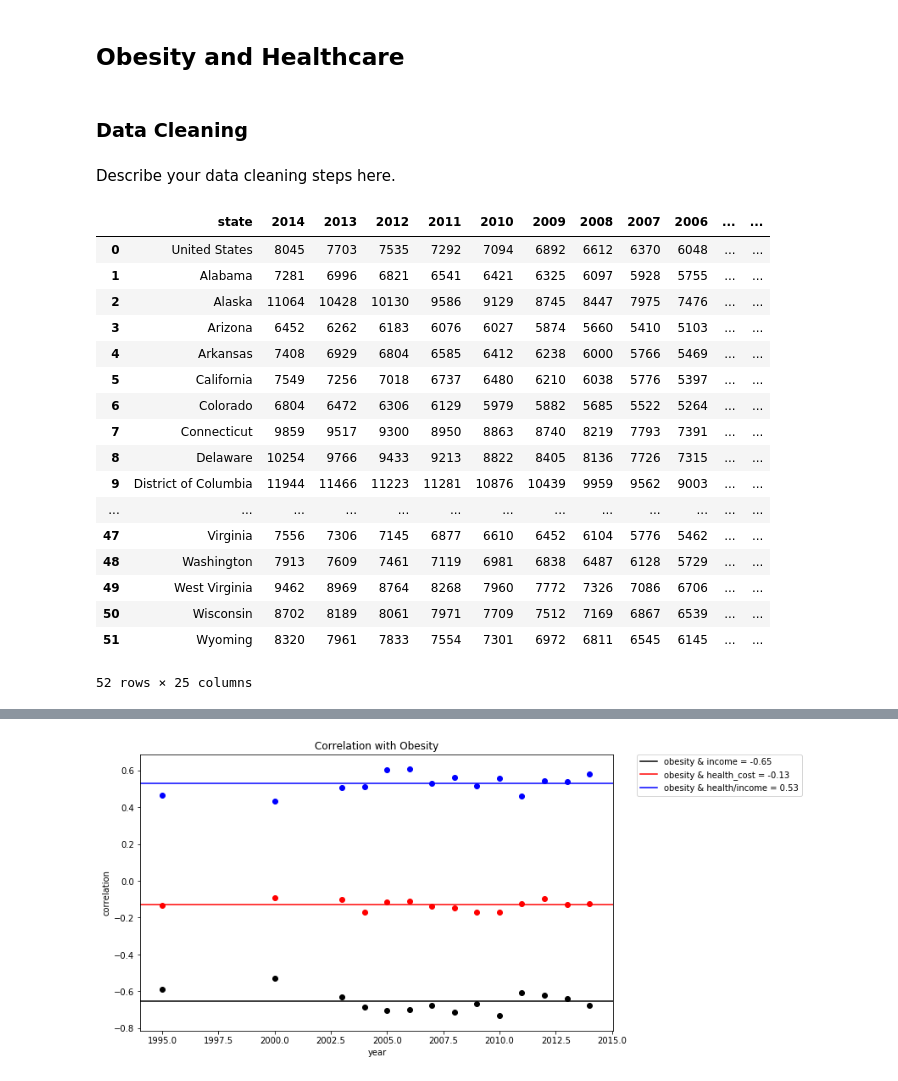
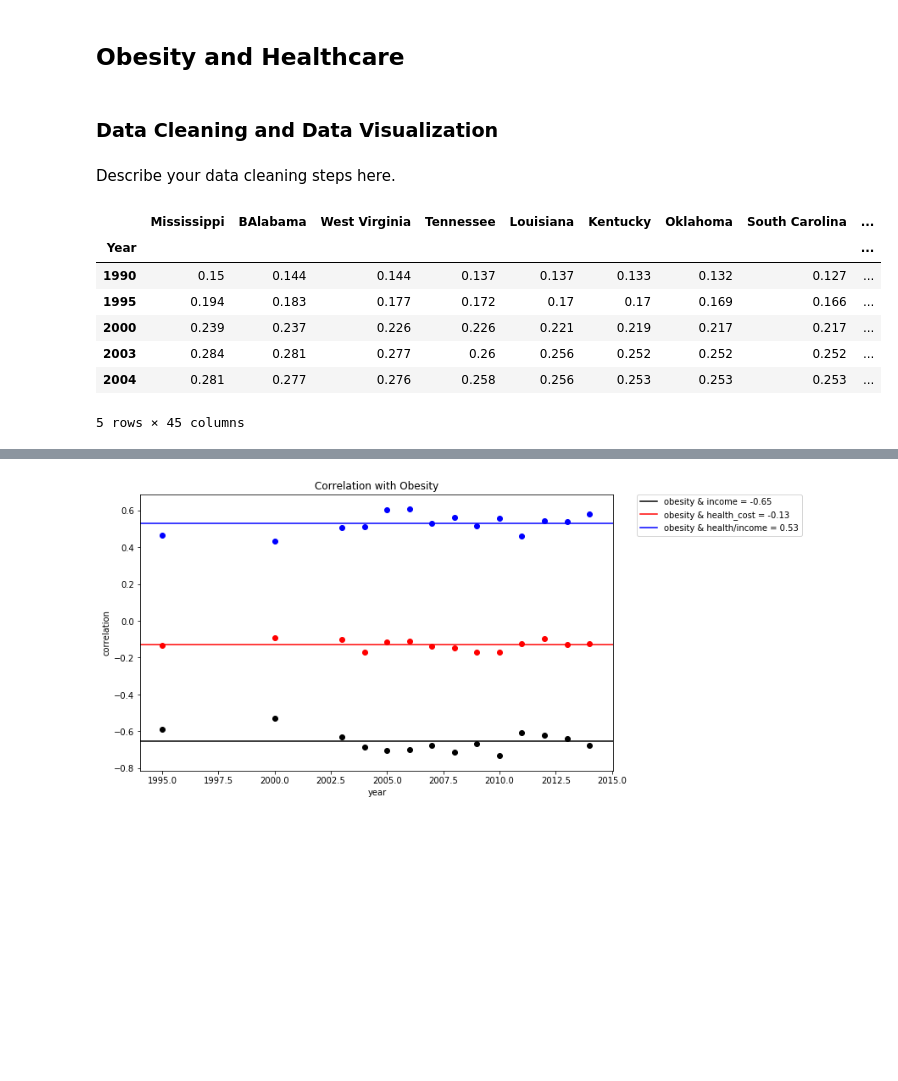
Before and after one commit to pcn006/Projects, a Jupyter notebook: FinalProject.ipynb, the cells around one changed output, grey strips where cells are left out. Drawn from its saved outputs; the diff is of its cells as text; code cells hidden in the pictures; blank space fills up the shorter version.

```diff
--- a/FinalProject.ipynb
+++ b/FinalProject.ipynb
@@ -84,11 +85,11 @@ from sklearn.linear_model import LinearRegression
 # %% [markdown]
 ## Obesity and Healthcare
 # %% [markdown]
-### Data Cleaning
+### Data Cleaning and Data Visualization
 # %% [markdown]
 Describe your data cleaning steps here.
 # %%
-##
+## Loading datas
 ## The codes to load the original data sets, After the operation here, the reading values will be numerical
 ##
 income_summary = pd.read_csv("./household_income/Summary_2017_1984.csv", thousands=',')
@@ -97,23 +98,21 @@ obesity_summary = pd.read_csv("./obesity_rate.csv")
 obesity_summary = obesity_summary.rename(index=str, columns={'States': 'state'})
 del obesity_summary['Unnamed: 0']
 health_summary = pd.read_csv("./healthcare/healthcare_in_one.csv")
-health_summary
+#health_summary
-# %% [output]
-|  | state | 2014 | 2013 | 2012 | 2011 | 2010 | 2009 | 2008 | 2007 | 2006 | ... | ... |
-| 0 | United States | 8045 | 7703 | 7535 | 7292 | 7094 | 6892 | 6612 | 6370 | 6048 | ... | ... |
-| 1 | Alabama | 7281 | 6996 | 6821 | 6541 | 6421 | 6325 | 6097 | 5928 | 5755 | ... | ... |
-| 2 | Alaska | 11064 | 10428 | 10130 | 9586 | 9129 | 8745 | 8447 | 7975 | 7476 | ... | ... |
-| 3 | Arizona | 6452 | 6262 | 6183 | 6076 | 6027 | 5874 | 5660 | 5410 | 5103 | ... | ... |
-| 4 | Arkansas | 7408 | 6929 | 6804 | 6585 | 6412 | 6238 | 6000 | 5766 | 5469 | ... | ... |
-| 5 | California | 7549 | 7256 | 7018 | 6737 | 6480 | 6210 | 6038 | 5776 | 5397 | ... | ... |
-| 6 | Colorado | 6804 | 6472 | 6306 | 6129 | 5979 | 5882 | 5685 | 5522 | 5264 | ... | ... |
-| 7 | Connecticut | 9859 | 9517 | 9300 | 8950 | 8863 | 8740 | 8219 | 7793 | 7391 | ... | ... |
-| 8 | Delaware | 10254 | 9766 | 9433 | 9213 | 8822 | 8405 | 8136 | 7726 | 7315 | ... | ... |
-| 9 | District of Columbia | 11944 | 11466 | 11223 | 11281 | 10876 | 10439 | 9959 | 9562 | 9003 | ... | ... |
-| ... | ... | ... | ... | ... | ... | ... | ... | ... | ... | ... | ... | ... |
-| 47 | Virginia | 7556 | 7306 | 7145 | 6877 | 6610 | 6452 | 6104 | 5776 | 5462 | ... | ... |
-| 48 | Washington | 7913 | 7609 | 7461 | 7119 | 6981 | 6838 | 6487 | 6128 | 5729 | ... | ... |
-| 49 | West Virginia | 9462 | 8969 | 8764 | 8268 | 7960 | 7772 | 7326 | 7086 | 6706 | ... | ... |
-| 50 | Wisconsin | 8702 | 8189 | 8061 | 7971 | 7709 | 7512 | 7169 | 6867 | 6539 | ... | ... |
-| 51 | Wyoming | 8320 | 7961 | 7833 | 7554 | 7301 | 6972 | 6811 | 6545 | 6145 | ... | ... |
-52 rows × 25 columns
+# %%
+# Obesity data cleaning
+obesity_summary = obesity_summary.T
+obesity_summary.index.names = ['Year']
+obesity_summary.columns = list(obesity_summary.loc['state',:])
+obesity_summary.dropna(axis = 1, inplace = True)
+obesity_summary.drop('state', axis = 0, inplace = True)
+obesity_summary.head()
+# %% [output]
+|  | Mississippi | BAlabama | West Virginia | Tennessee | Louisiana | Kentucky | Oklahoma | South Carolina | ... |
+| Year |  |  |  |  |  |  |  |  | ... |
+| 1990 | 0.15 | 0.144 | 0.144 | 0.137 | 0.137 | 0.133 | 0.132 | 0.127 | ... |
+| 1995 | 0.194 | 0.183 | 0.177 | 0.172 | 0.17 | 0.17 | 0.169 | 0.166 | ... |
+| 2000 | 0.239 | 0.237 | 0.226 | 0.226 | 0.221 | 0.219 | 0.217 | 0.217 | ... |
+| 2003 | 0.284 | 0.281 | 0.277 | 0.26 | 0.256 | 0.252 | 0.252 | 0.252 | ... |
+| 2004 | 0.281 | 0.277 | 0.276 | 0.258 | 0.256 | 0.253 | 0.253 | 0.253 | ... |
+5 rows × 45 columns
```
Also changed, not shown: parts of 3 cells of this notebook.
